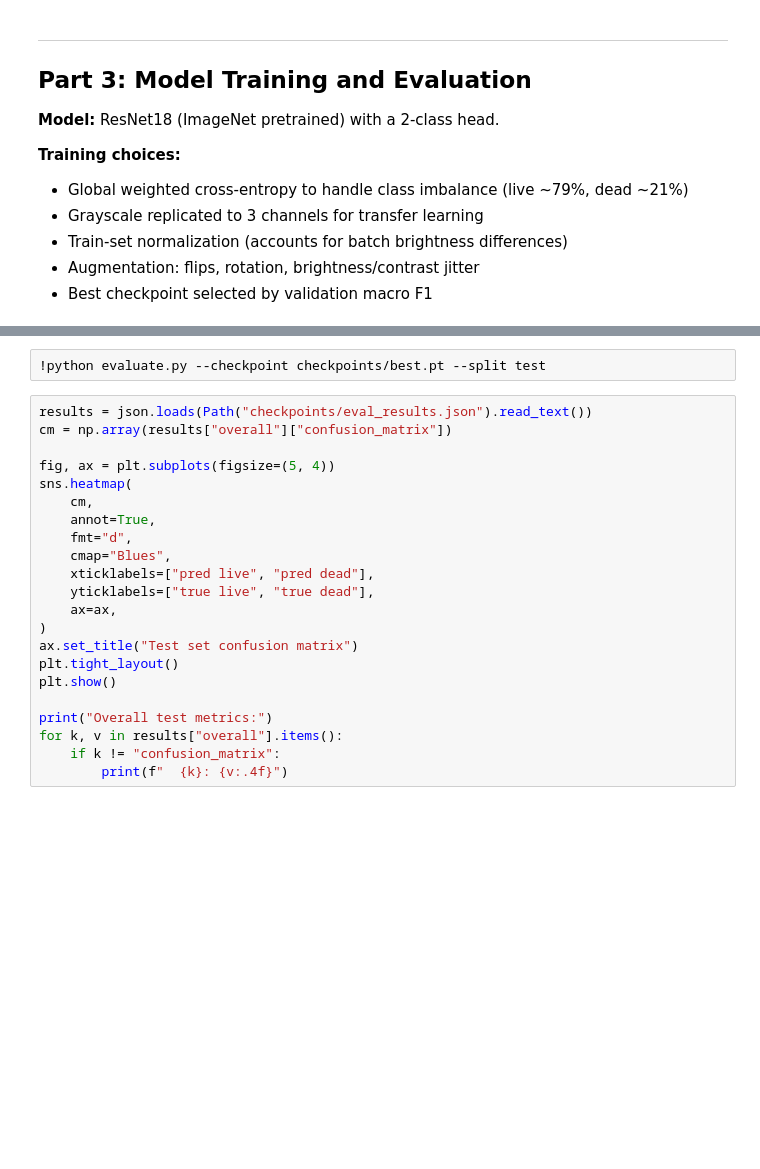
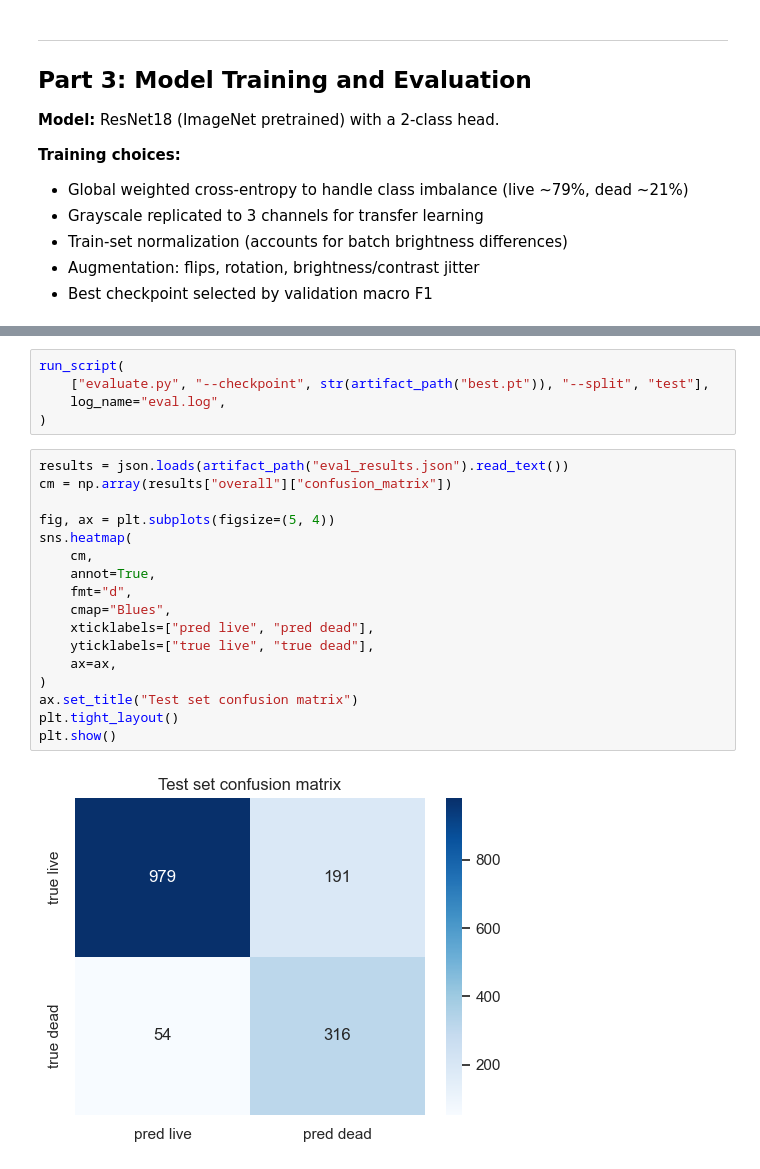
Before and after one commit to dennisItiel/TeraCyte_assignment, a Jupyter notebook: analysis.ipynb, the cells around one changed output, grey strips where cells are left out. Cells and saved outputs as stored; diff of their text form; blank space fills up the shorter version.

```diff
--- a/analysis.ipynb
+++ b/analysis.ipynb
@@ -645,24 +710,24 @@ hist_df.tail()
 # %%
-!python evaluate.py --checkpoint checkpoints/best.pt --split test
+run_script(
+    ["evaluate.py", "--checkpoint", str(artifact_path("best.pt")), "--split", "test"],
+    log_name="eval.log",
+)
 # %%
-results = json.loads(Path("checkpoints/eval_results.json").read_text())
+results = json.loads(artifact_path("eval_results.json").read_text())
 cm = np.array(results["overall"]["confusion_matrix"])
 
 fig, ax = plt.subplots(figsize=(5, 4))
 sns.heatmap(
     cm,
     annot=True,
     fmt="d",
     cmap="Blues",
     xticklabels=["pred live", "pred dead"],
     yticklabels=["true live", "true dead"],
     ax=ax,
 )
 ax.set_title("Test set confusion matrix")
 plt.tight_layout()
 plt.show()
-
-print("Overall test metrics:")
-for k, v in results["overall"].items():
-    if k != "confusion_matrix":
-        print(f"  {k}: {v:.4f}")
+# %% [output]
+[figure, added]
```
Also changed, not shown: parts of 10 cells of this notebook, 3 other files.
